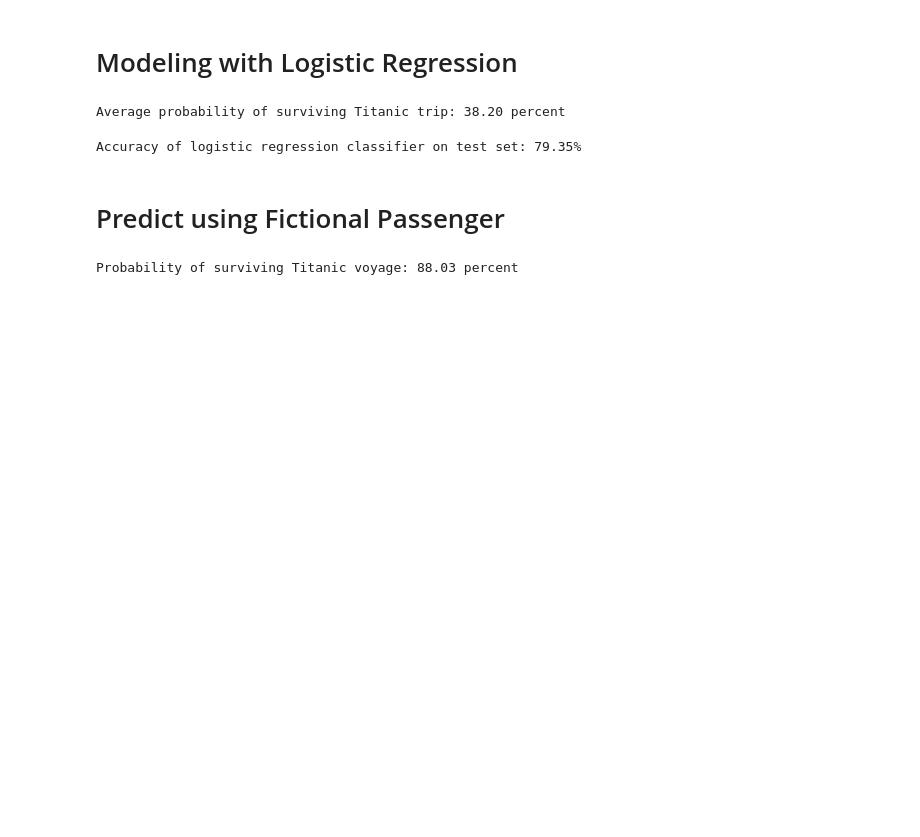
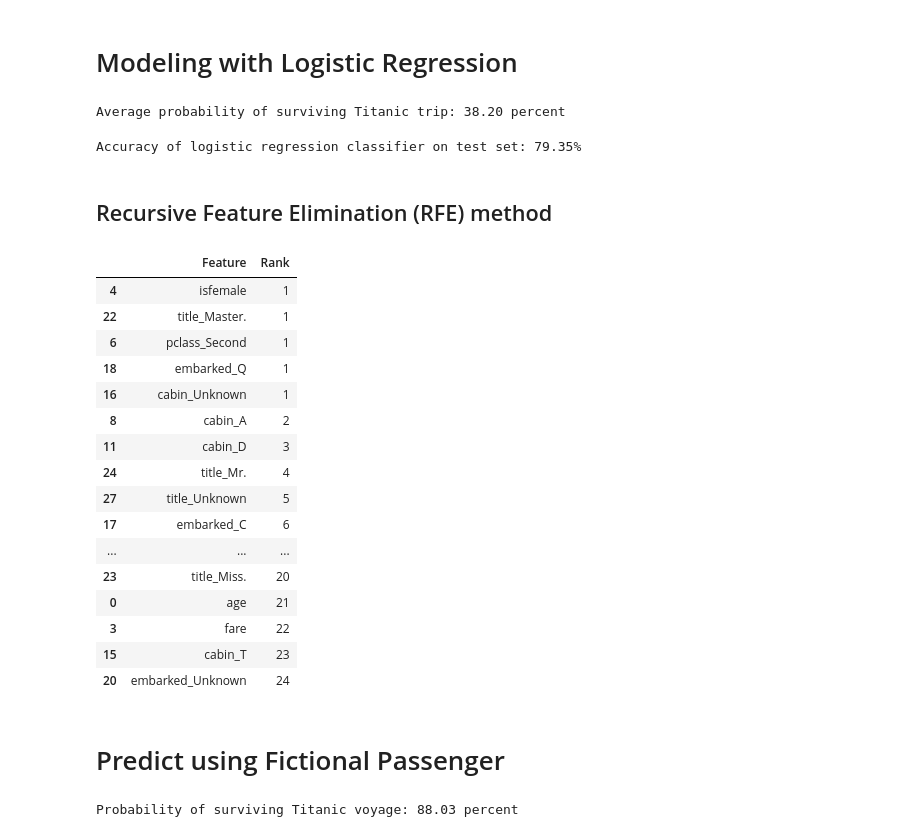
Before and after one commit to amunategui-prototyping/Chapter-1, a Jupyter notebook: exploring/chapter-1-explorations.ipynb, the cells around one changed output. Drawn from its saved outputs; the diff is of its cells as text; code cells hidden in the pictures; blank space fills up the shorter version.

```diff
--- a/exploring/chapter-1-explorations.ipynb
+++ b/exploring/chapter-1-explorations.ipynb
@@ -182,6 +185,35 @@ y_pred = lr_model.predict(X_test)
 print('Accuracy of logistic regression classifier on test set: {:.2f}%'.format(lr_model.score(X_test, y_test)*100))
 # %% [output]
 Accuracy of logistic regression classifier on test set: 79.35%
+# %% [markdown]
+<H2>Recursive Feature Elimination (RFE) method</H2>
+# %%
+# Recursive Feature Elimination (RFE) method
+rfe = RFE(lr_model, 5)
+rfe = rfe.fit(X_train, np.ravel(y_train))
+
+# get feature rank in order from elimination process
+feature_rank = pd.DataFrame({'Feature':list(X_train),'Rank':rfe.ranking_ })
+feature_rank = feature_rank.sort_values('Rank')
+feature_rank
+# %% [output]
+|  | Feature | Rank |
+| 4 | isfemale | 1 |
+| 22 | title_Master. | 1 |
+| 6 | pclass_Second | 1 |
+| 18 | embarked_Q | 1 |
+| 16 | cabin_Unknown | 1 |
+| 8 | cabin_A | 2 |
+| 11 | cabin_D | 3 |
+| 24 | title_Mr. | 4 |
+| 27 | title_Unknown | 5 |
+| 17 | embarked_C | 6 |
+| ... | ... | ... |
+| 23 | title_Miss. | 20 |
+| 0 | age | 21 |
+| 3 | fare | 22 |
+| 15 | cabin_T | 23 |
+| 20 | embarked_Unknown | 24 |
 # %% [markdown]
 <H1>Predict using Fictional Passenger</H1>
 # %%
```
Also changed, not shown: parts of 1 cell of this notebook.
